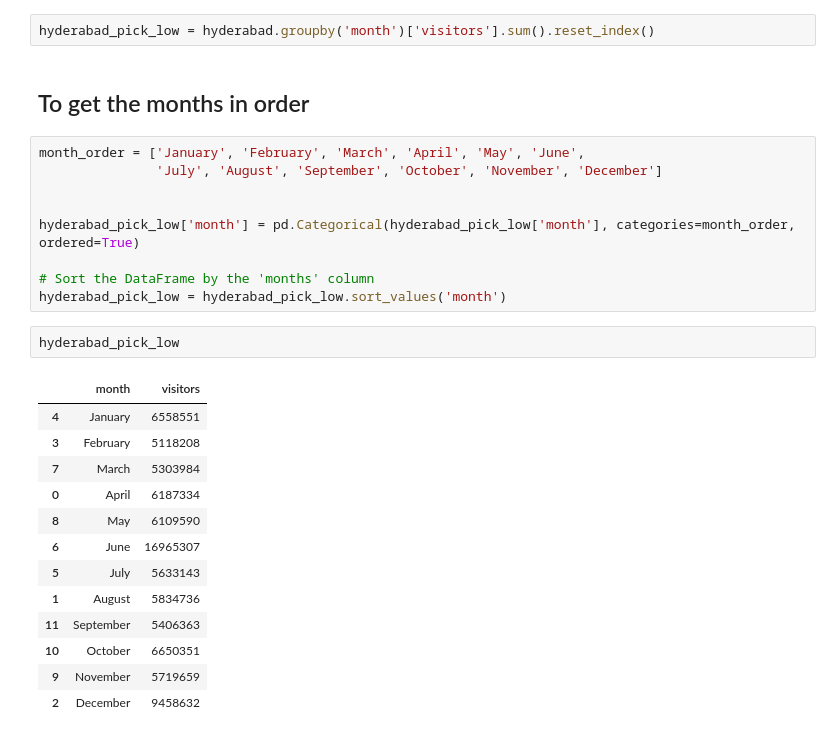
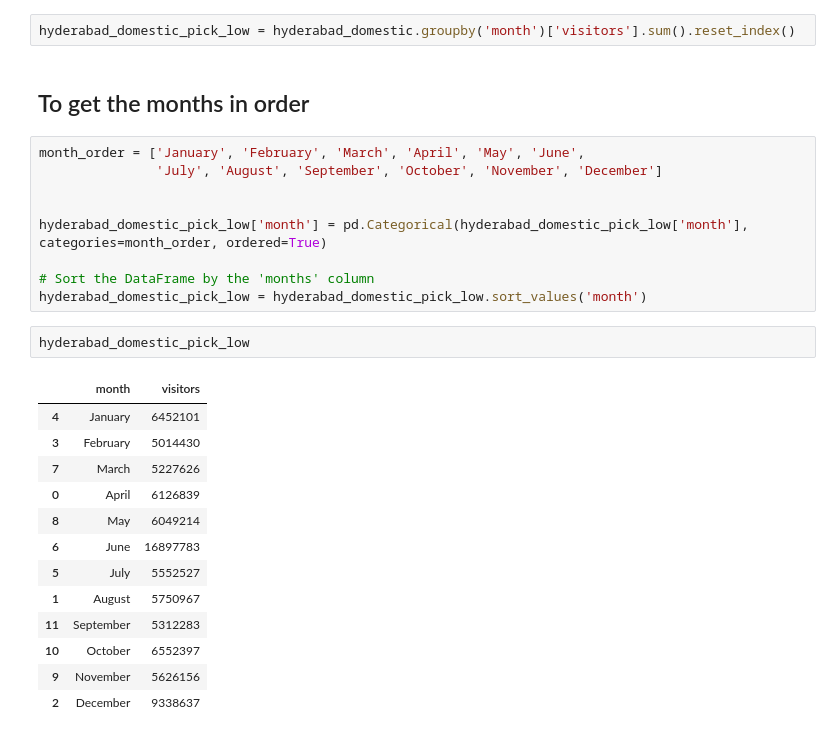
Before and after one commit to sourabhms66/Tourism_Revenue, a Jupyter notebook: codes.ipynb, the cells around one changed output. Saved outputs shown, nothing was run; the diff lists cells and outputs as text.

```diff
--- a/codes.ipynb
+++ b/codes.ipynb
@@ -615,5 +615,5 @@ hyderabad.groupby('month')['visitors'].sum().reset_index()
 # %%
-hyderabad_pick_low = hyderabad.groupby('month')['visitors'].sum().reset_index()
+hyderabad_domestic_pick_low = hyderabad_domestic.groupby('month')['visitors'].sum().reset_index()
 # %% [markdown]
 ## To get the months in order
 # %%
@@ -621,25 +621,25 @@ month_order = ['January', 'February', 'March', 'April', 'May', 'June',
                'July', 'August', 'September', 'October', 'November', 'December']
 
 
-hyderabad_pick_low['month'] = pd.Categorical(hyderabad_pick_low['month'], categories=month_order, ordered=True)
+hyderabad_domestic_pick_low['month'] = pd.Categorical(hyderabad_domestic_pick_low['month'], categories=month_order, ordered=True)
 
 # Sort the DataFrame by the 'months' column
-hyderabad_pick_low = hyderabad_pick_low.sort_values('month')
+hyderabad_domestic_pick_low = hyderabad_domestic_pick_low.sort_values('month')
-# %%
-hyderabad_pick_low
-# %% [output]
-|  | month | visitors |
-| 4 | January | 6558551 |
-| 3 | February | 5118208 |
-| 7 | March | 5303984 |
-| 0 | April | 6187334 |
-| 8 | May | 6109590 |
-| 6 | June | 16965307 |
-| 5 | July | 5633143 |
-| 1 | August | 5834736 |
-| 11 | September | 5406363 |
-| 10 | October | 6650351 |
-| 9 | November | 5719659 |
-| 2 | December | 9458632 |
+# %%
+hyderabad_domestic_pick_low
+# %% [output]
+|  | month | visitors |
+| 4 | January | 6452101 |
+| 3 | February | 5014430 |
+| 7 | March | 5227626 |
+| 0 | April | 6126839 |
+| 8 | May | 6049214 |
+| 6 | June | 16897783 |
+| 5 | July | 5552527 |
+| 1 | August | 5750967 |
+| 11 | September | 5312283 |
+| 10 | October | 6552397 |
+| 9 | November | 5626156 |
+| 2 | December | 9338637 |
 # %%
 plt.figure(figsize=(12, 3))
```
Also changed, not shown: parts of 11 cells of this notebook.
